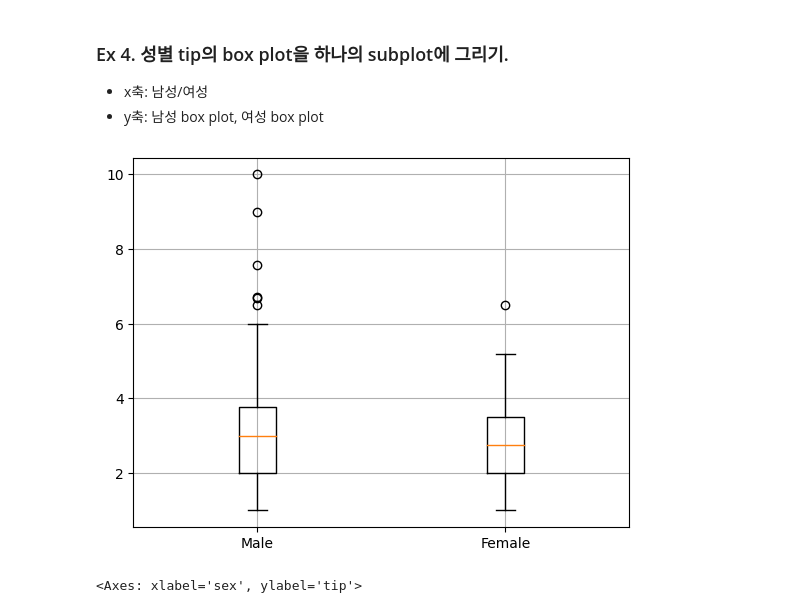
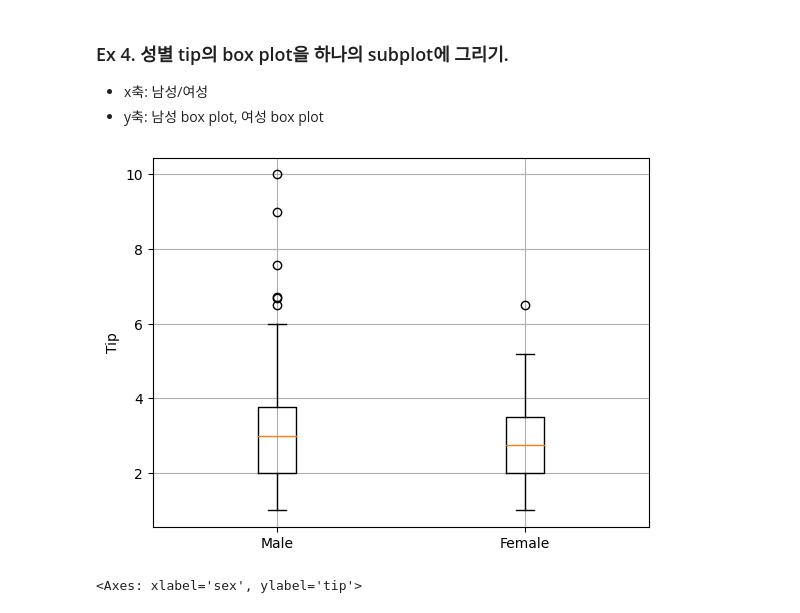
Before and after one commit to unit9090/Colab_Note, a Jupyter notebook: py16_matplotlib.ipynb, the cells around one changed output. Drawn from its saved outputs; the diff is of its cells as text; code cells hidden in the pictures.

```diff
--- a/py16_matplotlib.ipynb
+++ b/py16_matplotlib.ipynb
@@ -358,15 +358,18 @@ plt.show()
 * y축: 남성 box plot, 여성 box plot
 # %%
 plt.boxplot(
-    x = [tips[tips.sex == 'Male'].tip, tips[tips.sex == 'Female'].tip],
+    x = [
+        tips[tips.sex == 'Male'].tip,
+        tips[tips.sex == 'Female'].tip
+    ],
     labels = ['Male', 'Female']
 )
-
+plt.ylabel('Tip')
 plt.grid()
 
 plt.show()
 # %% [output]
-[figure, old version]
+[figure, new version]
 # %%
 sns.boxplot(
     x = 'sex',
```
Also changed, not shown: parts of 25 cells of this notebook.
